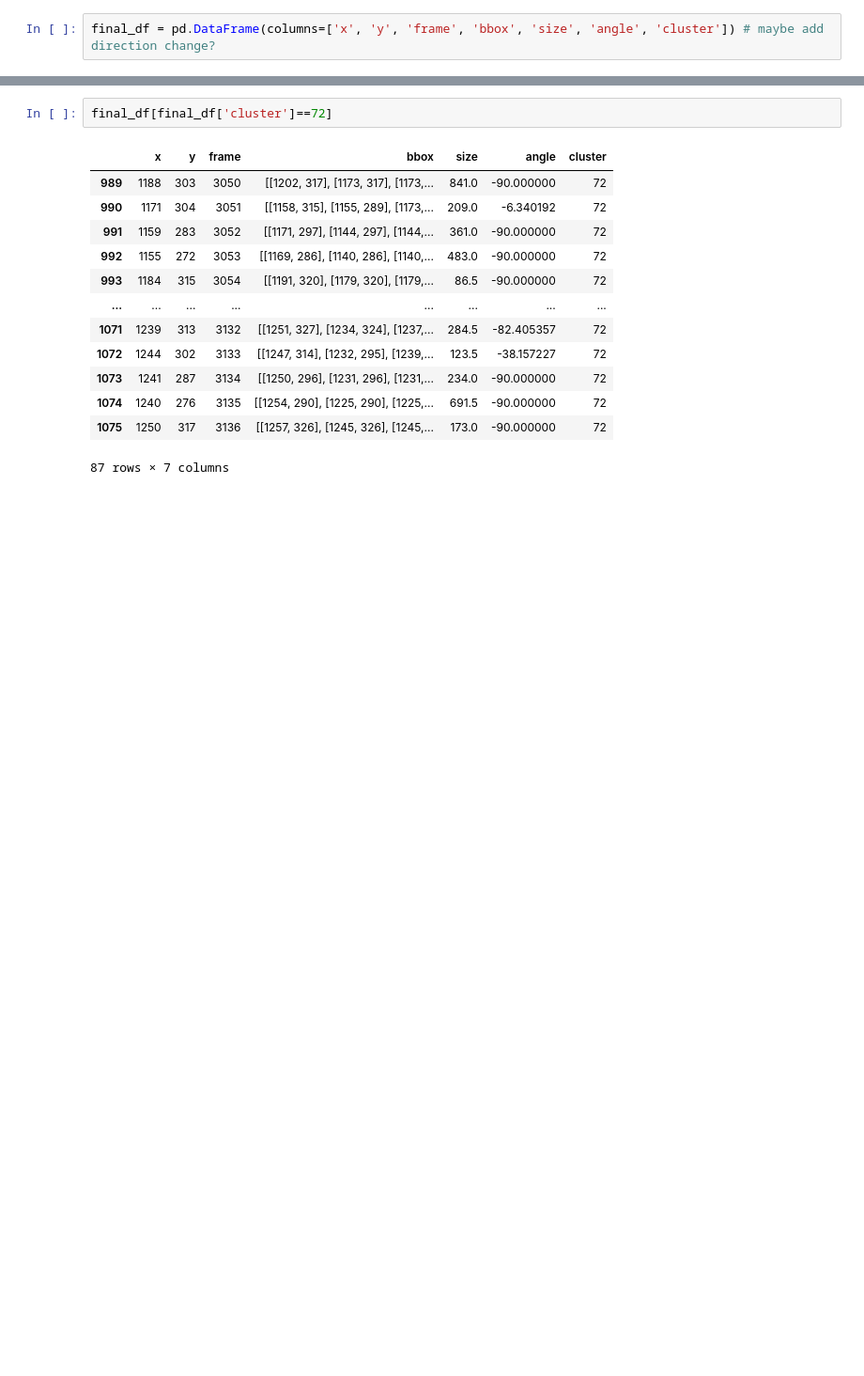
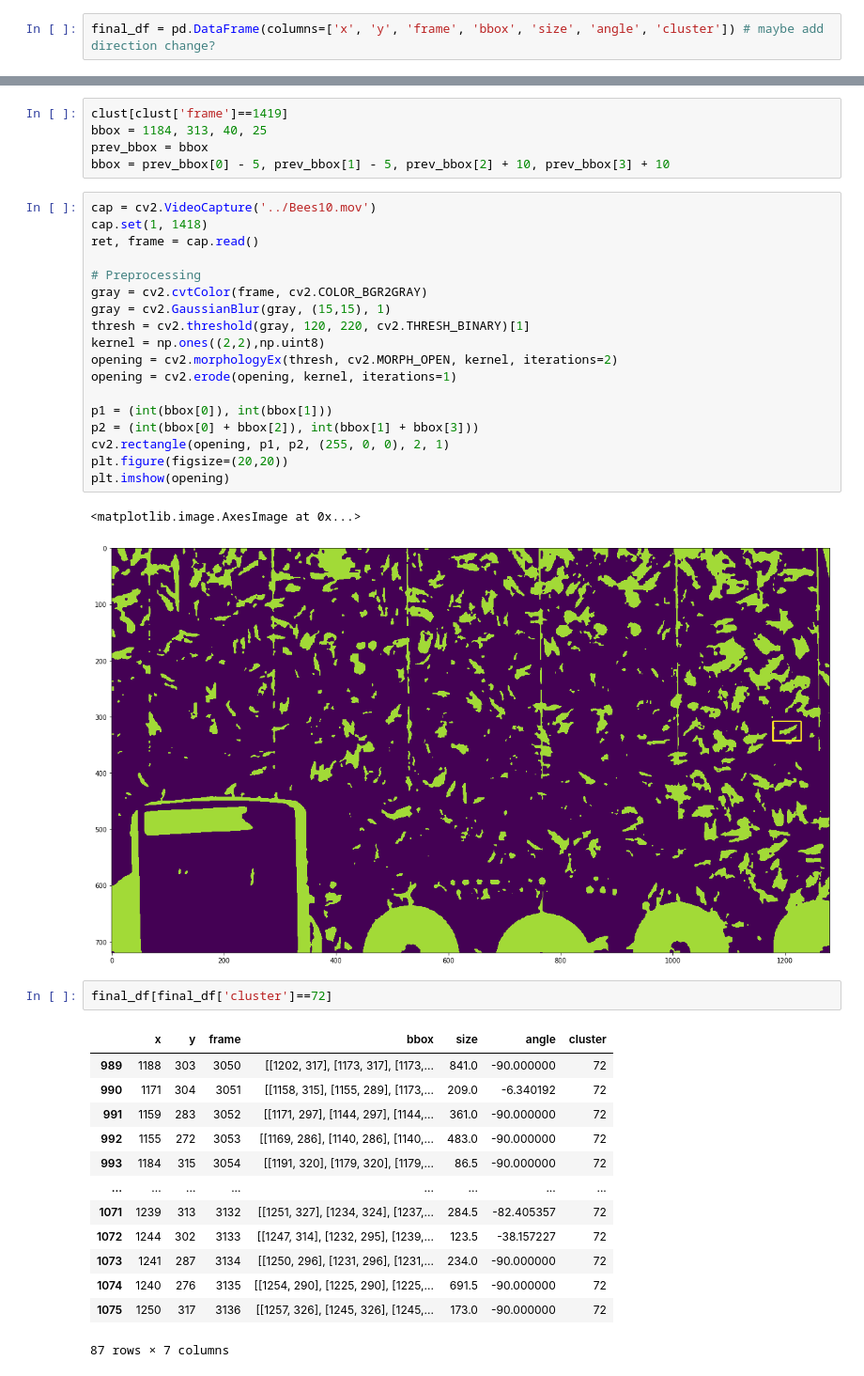
Before and after one commit to Jreece18/WaggleDanceTracker, a Jupyter notebook: TidyDataset.ipynb, the cells around one changed output, grey strips where cells are left out. Shown: that part at 94% size. Saved outputs shown, nothing was run; the diff lists cells and outputs as text; blank space fills up the shorter version.

```diff
--- a/TidyDataset.ipynb
+++ b/TidyDataset.ipynb
@@ -520,3 +558,29 @@ array([[  0,   0,   0, ..., 220, 220, 220],
+# %%
+clust[clust['frame']==1419]
+bbox = 1184, 313, 40, 25
+prev_bbox = bbox
+bbox = prev_bbox[0] - 5, prev_bbox[1] - 5, prev_bbox[2] + 10, prev_bbox[3] + 10
+# %%
+cap = cv2.VideoCapture('../Bees10.mov')
+cap.set(1, 1418)
+ret, frame = cap.read()
+
+# Preprocessing
+gray = cv2.cvtColor(frame, cv2.COLOR_BGR2GRAY)
+gray = cv2.GaussianBlur(gray, (15,15), 1)
+thresh = cv2.threshold(gray, 120, 220, cv2.THRESH_BINARY)[1]
+kernel = np.ones((2,2),np.uint8)
+opening = cv2.morphologyEx(thresh, cv2.MORPH_OPEN, kernel, iterations=2)
+opening = cv2.erode(opening, kernel, iterations=1)
+
+p1 = (int(bbox[0]), int(bbox[1]))
+p2 = (int(bbox[0] + bbox[2]), int(bbox[1] + bbox[3]))
+cv2.rectangle(opening, p1, p2, (255, 0, 0), 2, 1)
+plt.figure(figsize=(20,20))
+plt.imshow(opening)
+# %% [output]
+<matplotlib.image.AxesImage at 0x...>
+[figure, added]
 # %%
 final_df[final_df['cluster']==72]
 # %% [output]
```
Also changed, not shown: parts of 12 cells of this notebook.
